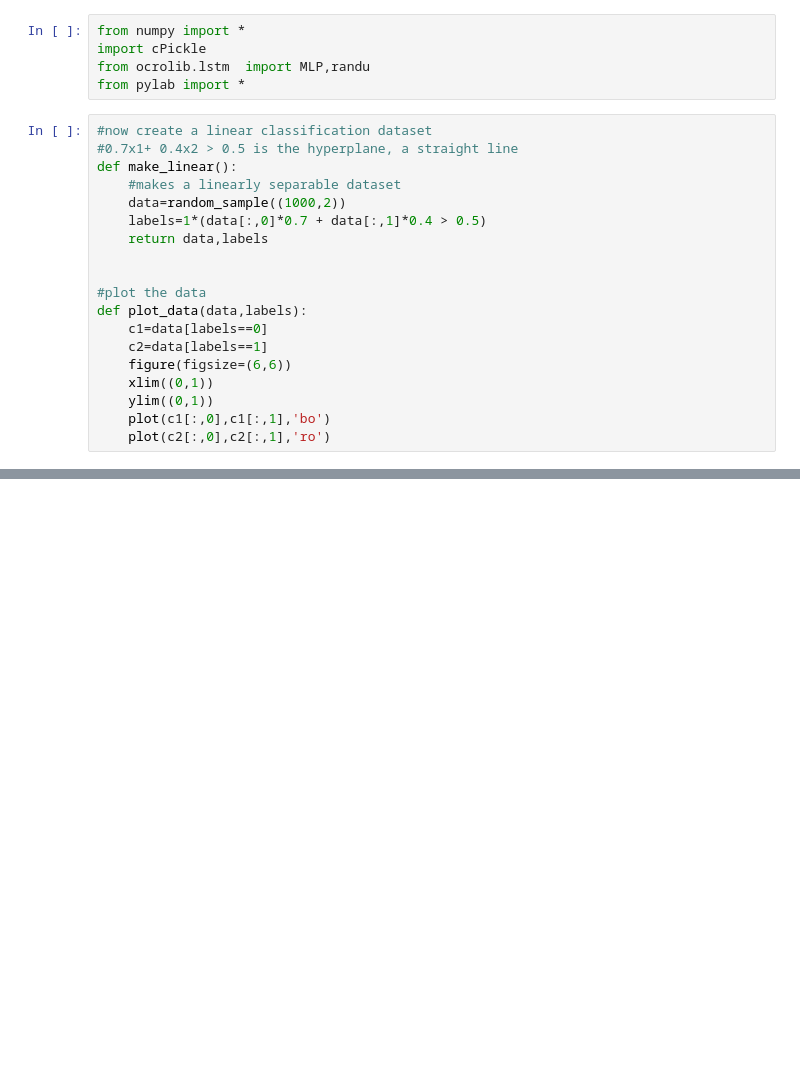
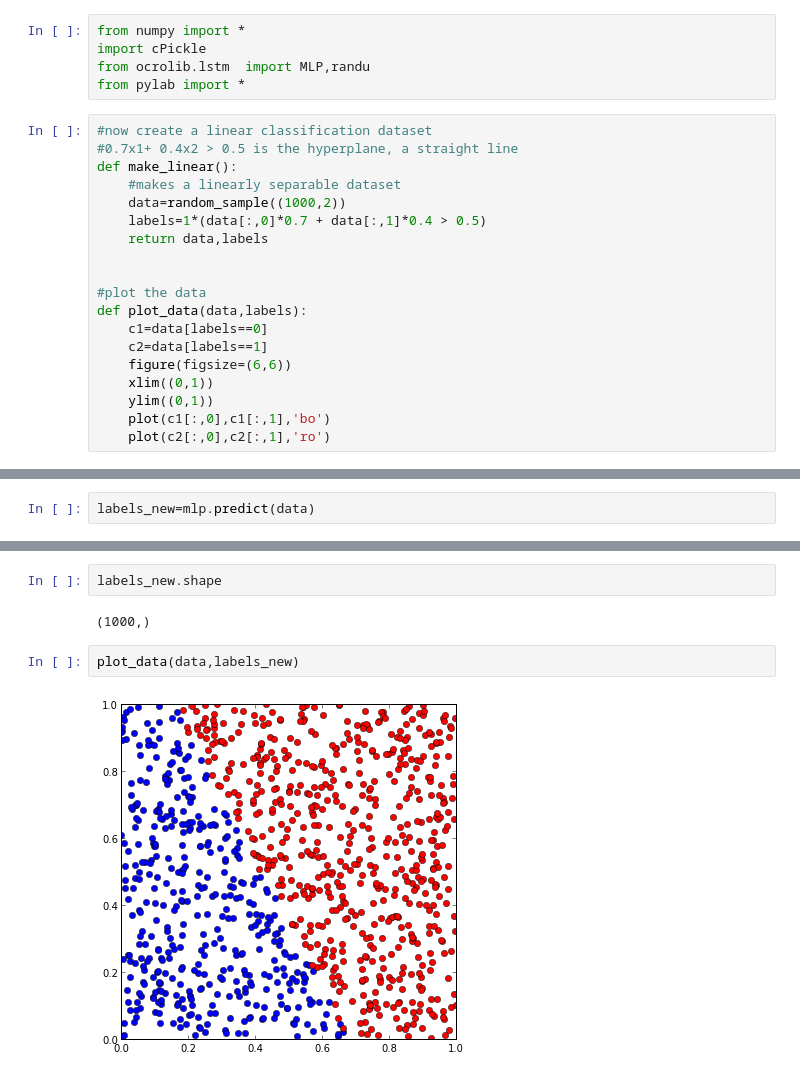
Before and after one commit to sauravbiswasiupr/RNN_pybrain, a Jupyter notebook: MLP_with_lstm_py.ipynb, the cells around one changed output, grey strips where cells are left out. Cells and saved outputs as stored; diff of their text form; blank space fills up the shorter version.

```diff
--- a/MLP_with_lstm_py.ipynb
+++ b/MLP_with_lstm_py.ipynb
@@ -99,0 +107,2 @@ Error in epoch
+# %%
+labels_new=mlp.predict(data)
@@ -99,0 +129,8 @@ Error in epoch
+# %%
+labels_new.shape
+# %% [output]
+(1000,)
+# %%
+plot_data(data,labels_new)
+# %% [output]
+[figure, added]
```
Also changed, not shown: parts of 8 cells of this notebook.
